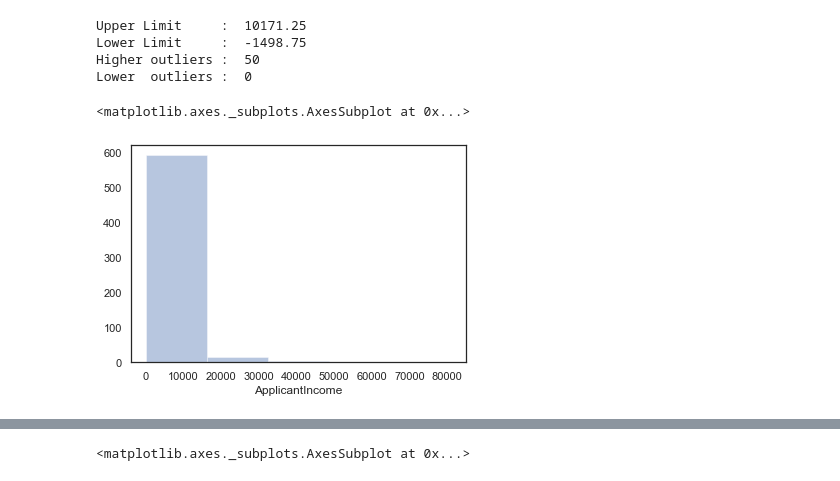
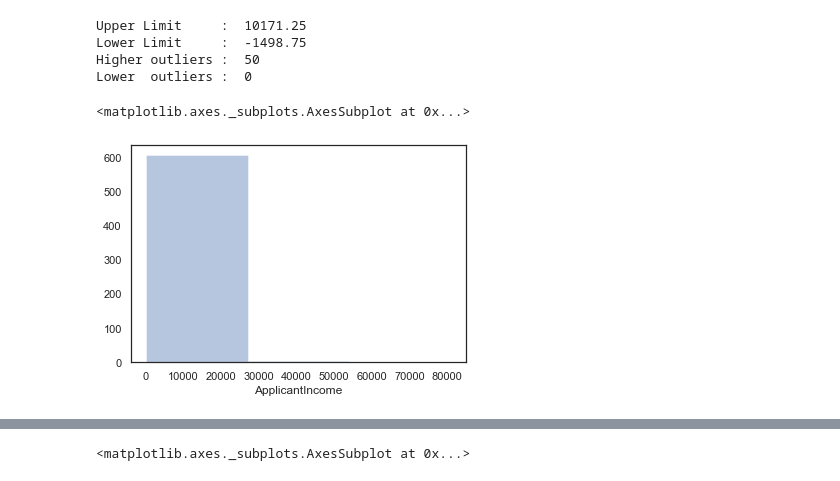
Before and after one commit to srikanthpragada/DS_06_JAN_2020, a Jupyter notebook: loan/loan_prediction.ipynb, the cells around one changed output, grey strips where cells are left out. Cells and saved outputs as stored; diff of their text form; code cells hidden in the pictures.

```diff
--- a/loan/loan_prediction.ipynb
+++ b/loan/loan_prediction.ipynb
@@ -265,8 +258,8 @@ Lower Limit     :  -1498.75
 Higher outliers :  50
 Lower  outliers :  0
 # %%
-sns.distplot(train["ApplicantIncome"],bins=5,kde=False)    # Histogram
+sns.distplot(train["ApplicantIncome"],bins=3,kde=False)    # Histogram
 # plt.gcf().set_size_inches(10,5)
 # %% [output]
 <matplotlib.axes._subplots.AxesSubplot at 0x...>
-[figure, old version]
+[figure, new version]
```
Also changed, not shown: parts of 38 cells of this notebook.
